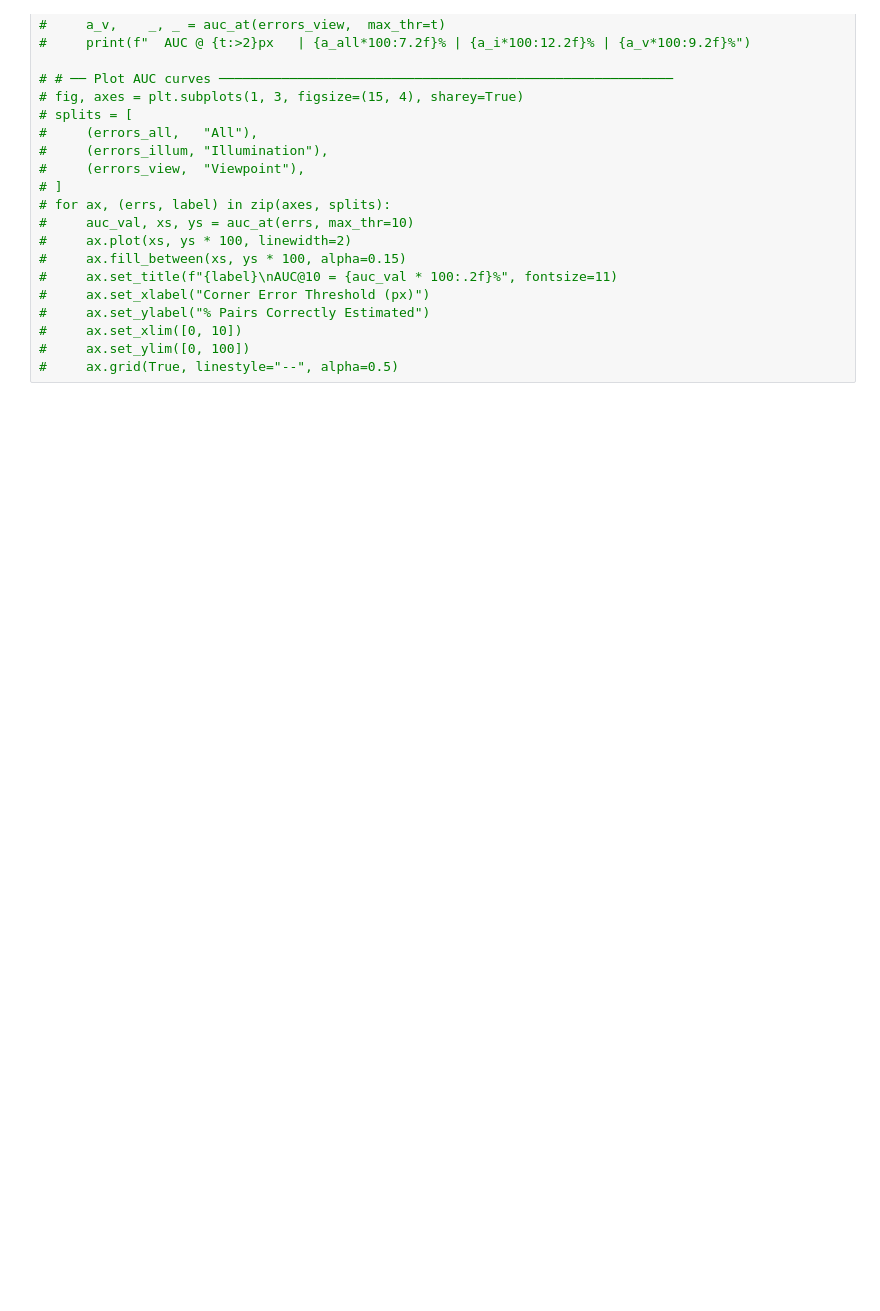
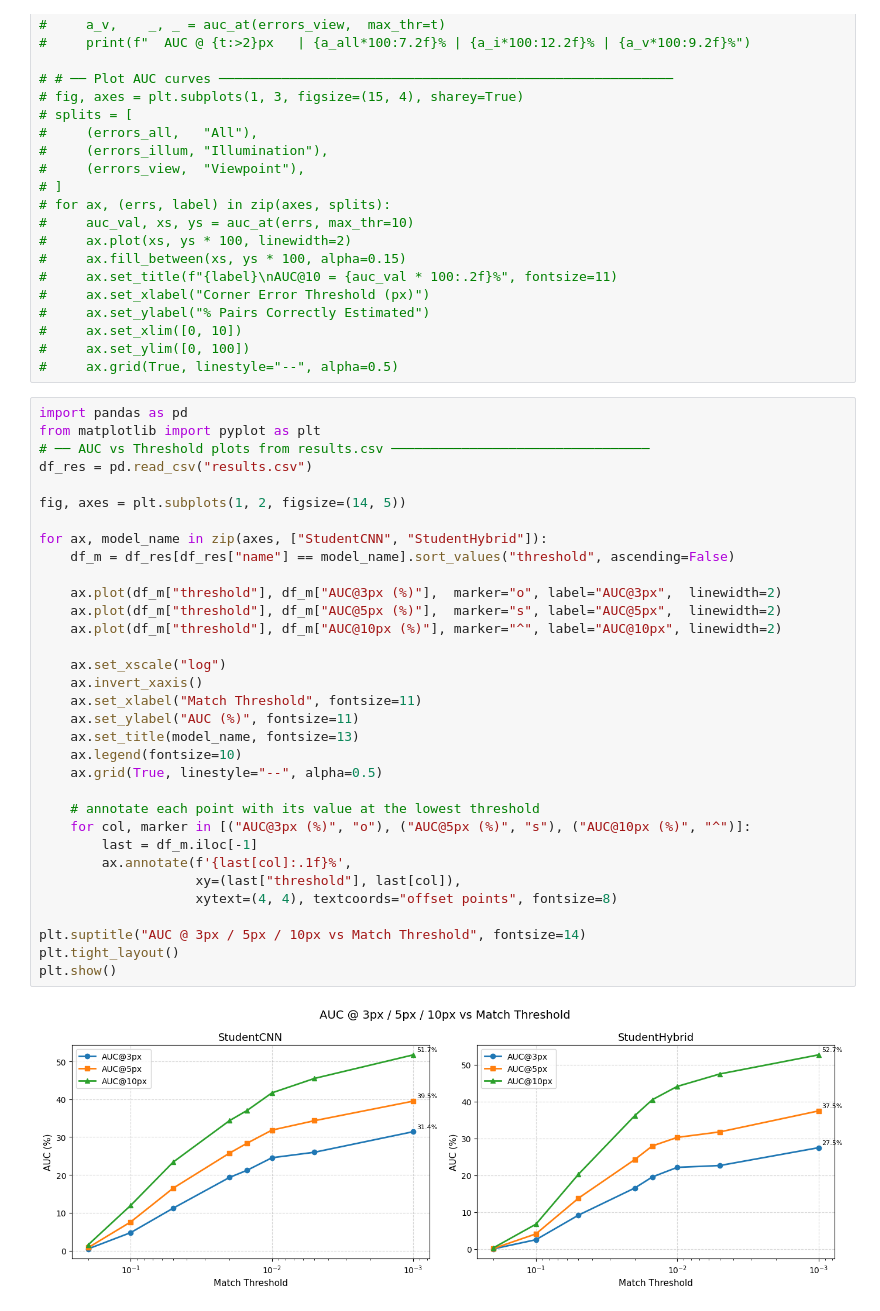
Before and after one commit to EZmoneySniper250/ECE1508DL, a Jupyter notebook: notebooks/evaluation.ipynb, the cells around one changed output. Saved outputs shown, nothing was run; the diff lists cells and outputs as text; blank space fills up the shorter version.

Commit message:
Updated the AUC low th test results modified visualize_matching output add the local-feature matching sample png files

```diff
--- a/notebooks/evaluation.ipynb
+++ b/notebooks/evaluation.ipynb
@@ -548,3 +548,38 @@ StudentCNN low-threshold sweep:
 #     ax.set_xlim([0, 10])
 #     ax.set_ylim([0, 100])
 #     ax.grid(True, linestyle="--", alpha=0.5)
+# %%
+import pandas as pd
+from matplotlib import pyplot as plt
+# ── AUC vs Threshold plots from results.csv ─────────────────────────────────
+df_res = pd.read_csv("results.csv")
+
+fig, axes = plt.subplots(1, 2, figsize=(14, 5))
+
+for ax, model_name in zip(axes, ["StudentCNN", "StudentHybrid"]):
+    df_m = df_res[df_res["name"] == model_name].sort_values("threshold", ascending=False)
+
+    ax.plot(df_m["threshold"], df_m["AUC@3px (%)"],  marker="o", label="AUC@3px",  linewidth=2)
+    ax.plot(df_m["threshold"], df_m["AUC@5px (%)"],  marker="s", label="AUC@5px",  linewidth=2)
+    ax.plot(df_m["threshold"], df_m["AUC@10px (%)"], marker="^", label="AUC@10px", linewidth=2)
+
+    ax.set_xscale("log")
+    ax.invert_xaxis()
+    ax.set_xlabel("Match Threshold", fontsize=11)
+    ax.set_ylabel("AUC (%)", fontsize=11)
+    ax.set_title(model_name, fontsize=13)
+    ax.legend(fontsize=10)
+    ax.grid(True, linestyle="--", alpha=0.5)
+
+    # annotate each point with its value at the lowest threshold
+    for col, marker in [("AUC@3px (%)", "o"), ("AUC@5px (%)", "s"), ("AUC@10px (%)", "^")]:
+        last = df_m.iloc[-1]
+        ax.annotate(f'{last[col]:.1f}%',
+                    xy=(last["threshold"], last[col]),
+                    xytext=(4, 4), textcoords="offset points", fontsize=8)
+
+plt.suptitle("AUC @ 3px / 5px / 10px vs Match Threshold", fontsize=14)
+plt.tight_layout()
+plt.show()
+# %% [output]
+[figure, added]
```
Also changed, not shown: 10 other files.
